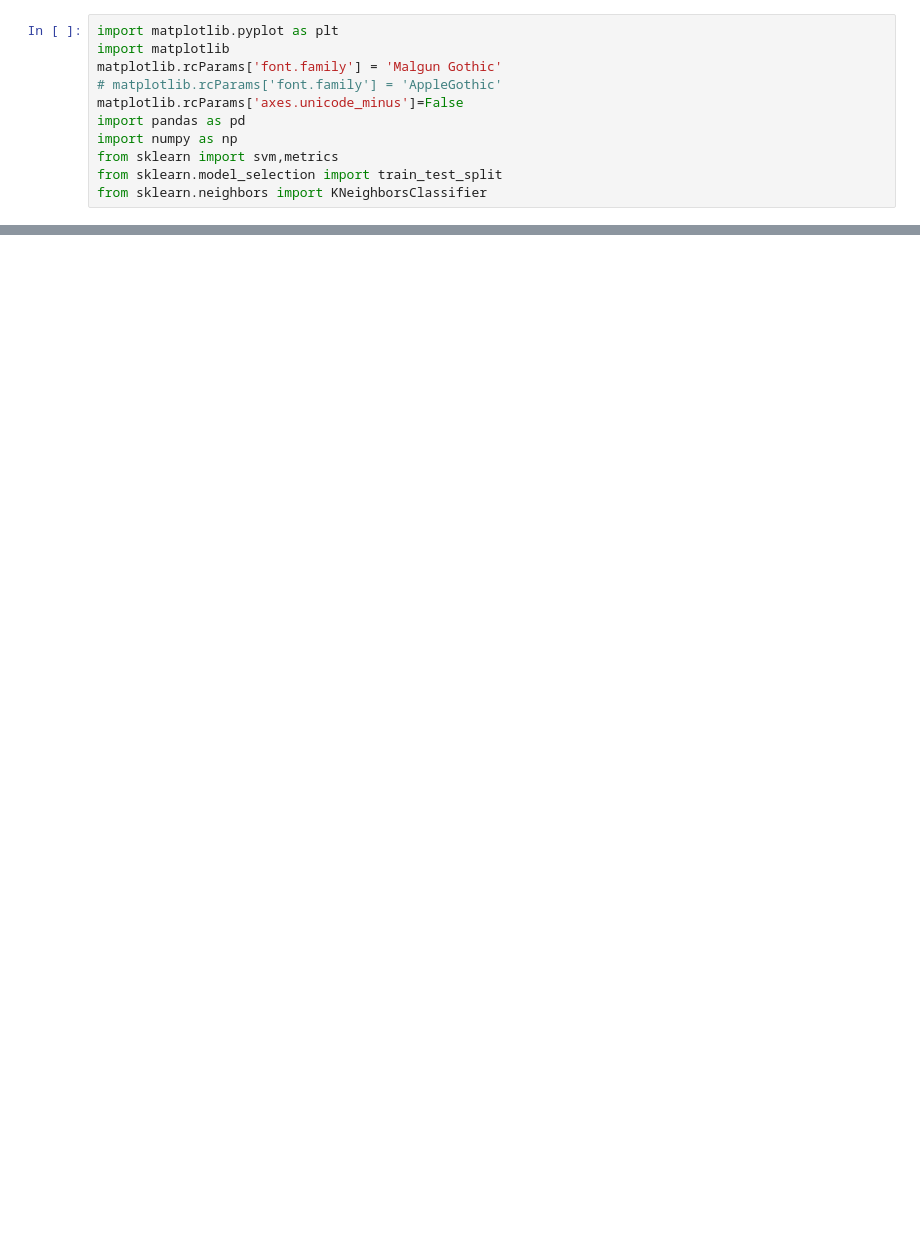
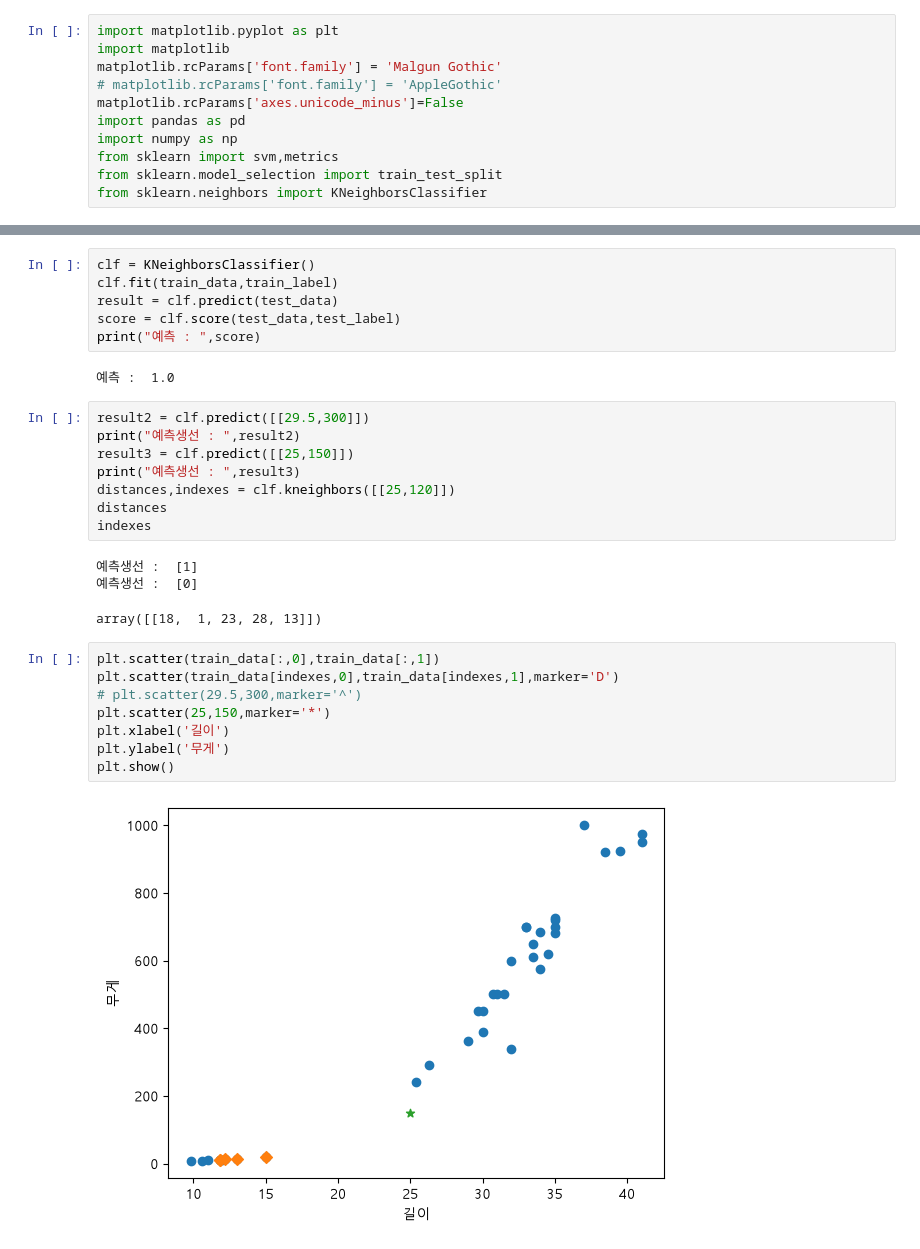
Before and after one commit to onulee/aix_learn_1106, a Jupyter notebook: p1109/p1109_05.ipynb, the cells around one changed output, grey strips where cells are left out. Cells and saved outputs as stored; diff of their text form; blank space fills up the shorter version.

```diff
--- a/p1109/p1109_05.ipynb
+++ b/p1109/p1109_05.ipynb
@@ -19 +83,31 @@ smelt_weight = [6.7, 7.5, 7.0, 9.7, 9.8, 8.7, 10.0, 9.9, 9.8, 12.2, 13.4, 12.2,
+# %%
+clf = KNeighborsClassifier()
+clf.fit(train_data,train_label)
+result = clf.predict(test_data)
+score = clf.score(test_data,test_label)
+print("예측 : ",score)
+# %% [output]
+예측 :  1.0
+# %%
+result2 = clf.predict([[29.5,300]])
+print("예측생선 : ",result2)
+result3 = clf.predict([[25,150]])
+print("예측생선 : ",result3)
+distances,indexes = clf.kneighbors([[25,120]])
+distances
+indexes
+# %% [output]
+예측생선 :  [1]
+예측생선 :  [0]
+array([[18,  1, 23, 28, 13]])
+# %%
+plt.scatter(train_data[:,0],train_data[:,1])
+plt.scatter(train_data[indexes,0],train_data[indexes,1],marker='D')
+# plt.scatter(29.5,300,marker='^')
+plt.scatter(25,150,marker='*')
+plt.xlabel('길이')
+plt.ylabel('무게')
+plt.show()
+# %% [output]
+[figure, added]
 # %%
```
Also changed, not shown: parts of 12 cells of this notebook, 1 other file.
